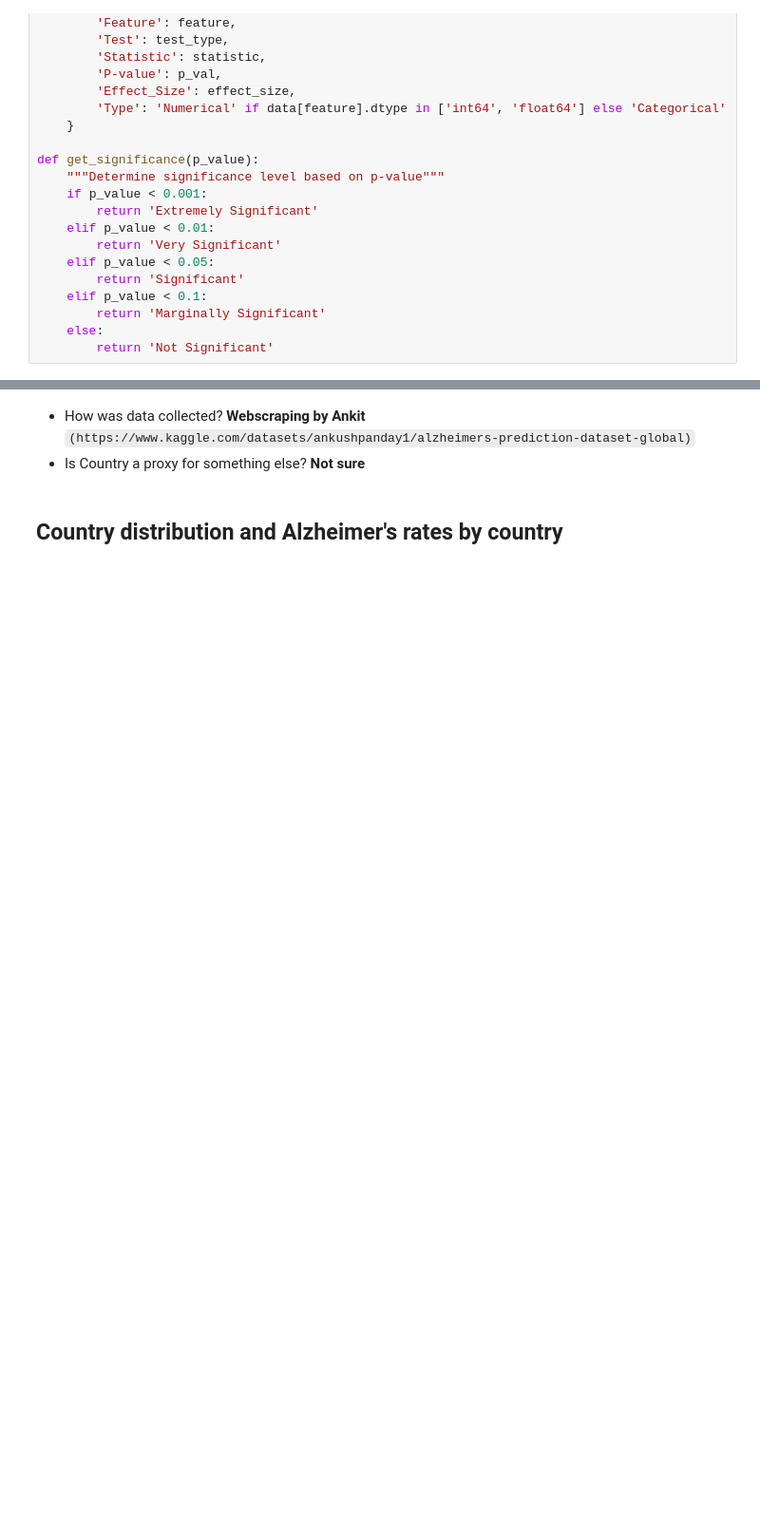
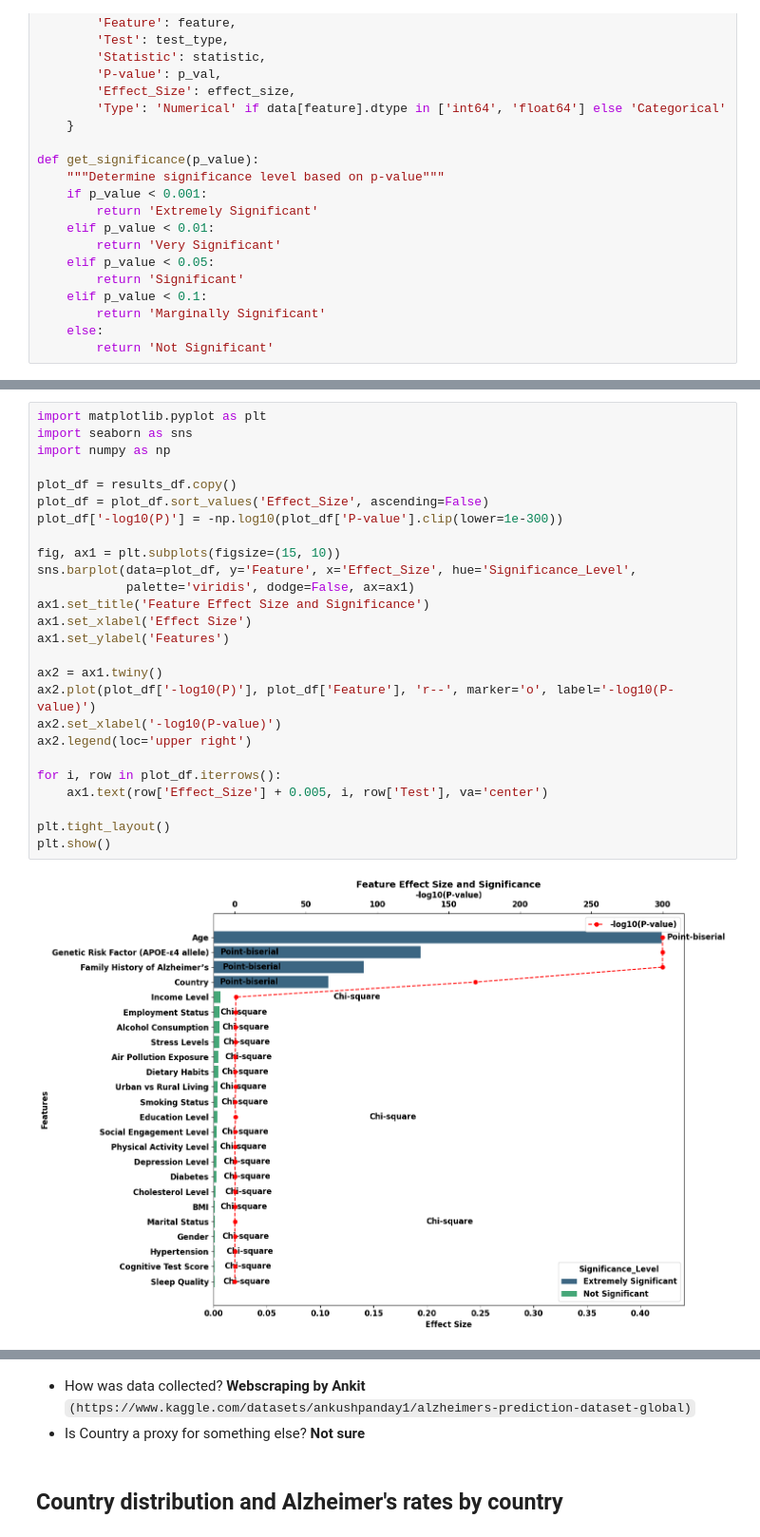
Before and after one commit to babsodu/cet313-assessment, a Jupyter notebook: eda.ipynb, the cells around one changed output, grey strips where cells are left out. Shown at 95% size. Drawn from its saved outputs; the diff is of its cells as text; blank space fills up the shorter version.

```diff
--- a/eda.ipynb
+++ b/eda.ipynb
@@ -362,4 +366,32 @@ results_df
 | 3 | Cognitive Test Score | Point-biserial | -0.001142 | 7.556684e-01 | 0.001142 | Numerical | Not Significant |
 | 18 | Marital Status | Chi-square | 0.182944 | 9.125870e-01 | 0.001569 | Categorical | Not Significant |
 | 14 | Sleep Quality | Chi-square | 0.093635 | 9.542616e-01 | 0.001123 | Categorical | Not Significant |
+# %%
+import matplotlib.pyplot as plt
+import seaborn as sns
+import numpy as np
+
+plot_df = results_df.copy()
+plot_df = plot_df.sort_values('Effect_Size', ascending=False)
+plot_df['-log10(P)'] = -np.log10(plot_df['P-value'].clip(lower=1e-300))
+
+fig, ax1 = plt.subplots(figsize=(15, 10))
+sns.barplot(data=plot_df, y='Feature', x='Effect_Size', hue='Significance_Level',
+            palette='viridis', dodge=False, ax=ax1)
+ax1.set_title('Feature Effect Size and Significance')
+ax1.set_xlabel('Effect Size')
+ax1.set_ylabel('Features')
+
+ax2 = ax1.twiny()
+ax2.plot(plot_df['-log10(P)'], plot_df['Feature'], 'r--', marker='o', label='-log10(P-value)')
+ax2.set_xlabel('-log10(P-value)')
+ax2.legend(loc='upper right')
+
+for i, row in plot_df.iterrows():
+    ax1.text(row['Effect_Size'] + 0.005, i, row['Test'], va='center')
+
+plt.tight_layout()
+plt.show()
+# %% [output]
+[figure, added]
 # %% [markdown]
```
Also changed, not shown: parts of 2 cells of this notebook, 11 other files.
